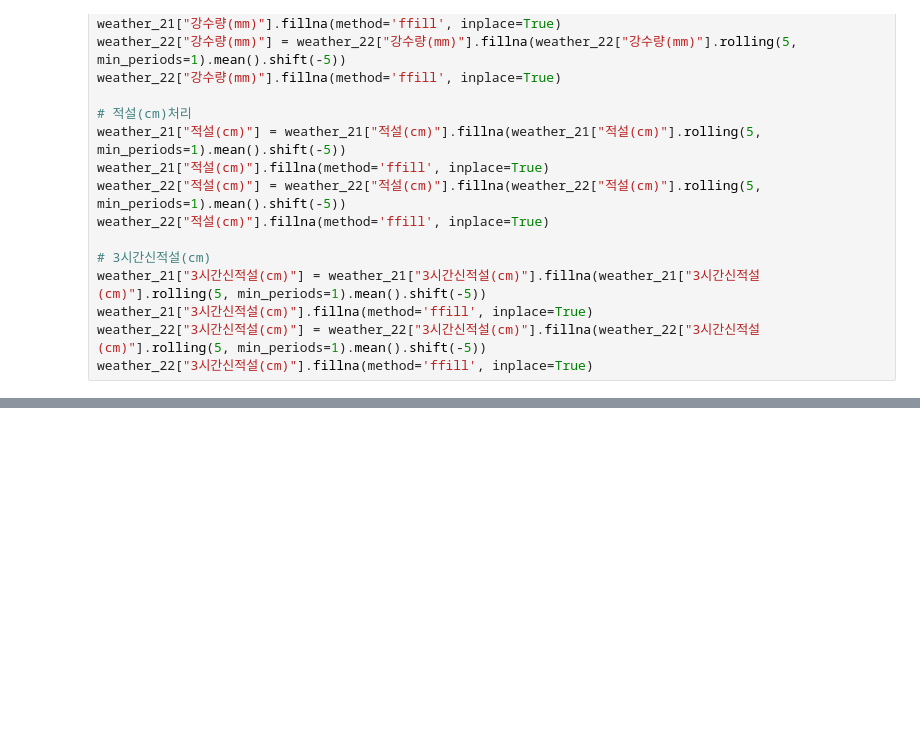
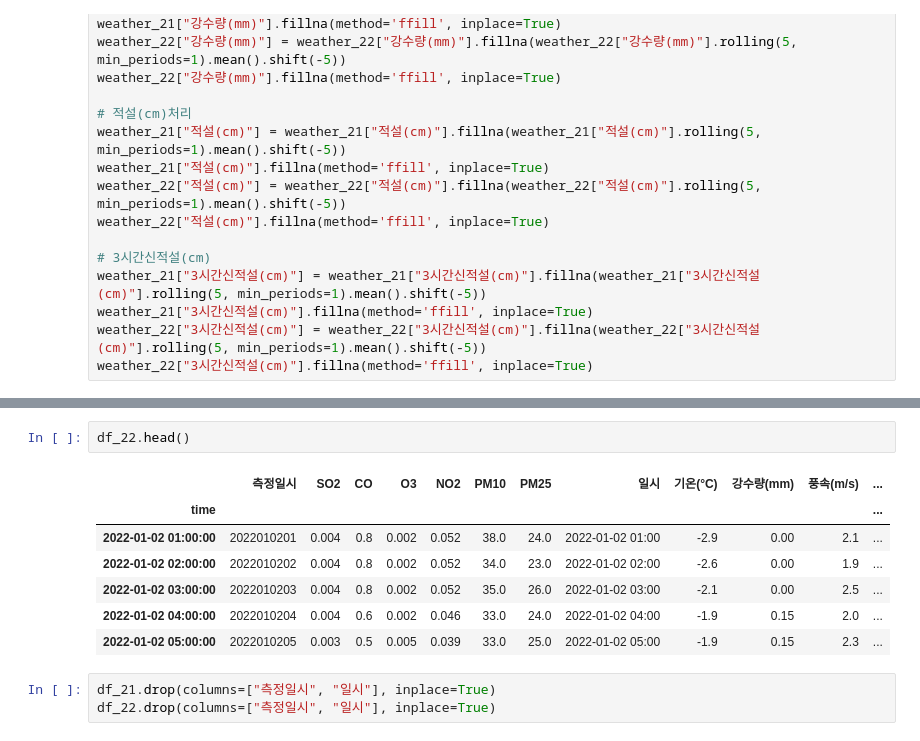
Before and after one commit to hwtheowl/Air_Quality_Prediction, a Jupyter notebook: Preprocess.ipynb, the cells around one changed output, grey strips where cells are left out. Drawn from its saved outputs; the diff is of its cells as text; blank space fills up the shorter version.

```diff
--- a/Preprocess.ipynb
+++ b/Preprocess.ipynb
@@ -328,0 +477,13 @@ weather_21
+# %%
+df_22.head()
+# %% [output]
+|  | 측정일시 | SO2 | CO | O3 | NO2 | PM10 | PM25 | 일시 | 기온(°C) | 강수량(mm) | 풍속(m/s) | ... |
+| time |  |  |  |  |  |  |  |  |  |  |  | ... |
+| 2022-01-02 01:00:00 | 2022010201 | 0.004 | 0.8 | 0.002 | 0.052 | 38.0 | 24.0 | 2022-01-02 01:00 | -2.9 | 0.00 | 2.1 | ... |
+| 2022-01-02 02:00:00 | 2022010202 | 0.004 | 0.8 | 0.002 | 0.052 | 34.0 | 23.0 | 2022-01-02 02:00 | -2.6 | 0.00 | 1.9 | ... |
+| 2022-01-02 03:00:00 | 2022010203 | 0.004 | 0.8 | 0.002 | 0.052 | 35.0 | 26.0 | 2022-01-02 03:00 | -2.1 | 0.00 | 2.5 | ... |
+| 2022-01-02 04:00:00 | 2022010204 | 0.004 | 0.6 | 0.002 | 0.046 | 33.0 | 24.0 | 2022-01-02 04:00 | -1.9 | 0.15 | 2.0 | ... |
+| 2022-01-02 05:00:00 | 2022010205 | 0.003 | 0.5 | 0.005 | 0.039 | 33.0 | 25.0 | 2022-01-02 05:00 | -1.9 | 0.15 | 2.3 | ... |
+# %%
+df_21.drop(columns=["측정일시", "일시"], inplace=True)
+df_22.drop(columns=["측정일시", "일시"], inplace=True)
```
Also changed, not shown: parts of 35 cells of this notebook, 5 other files.
